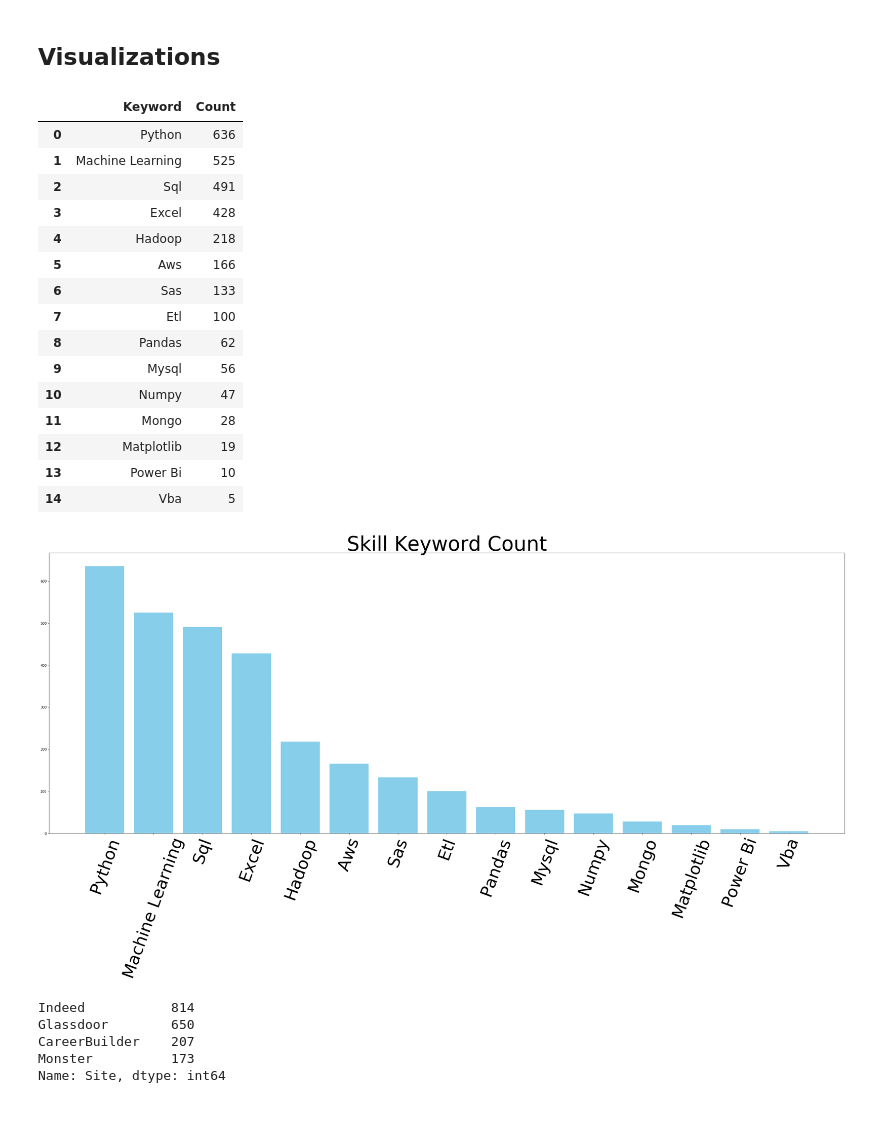
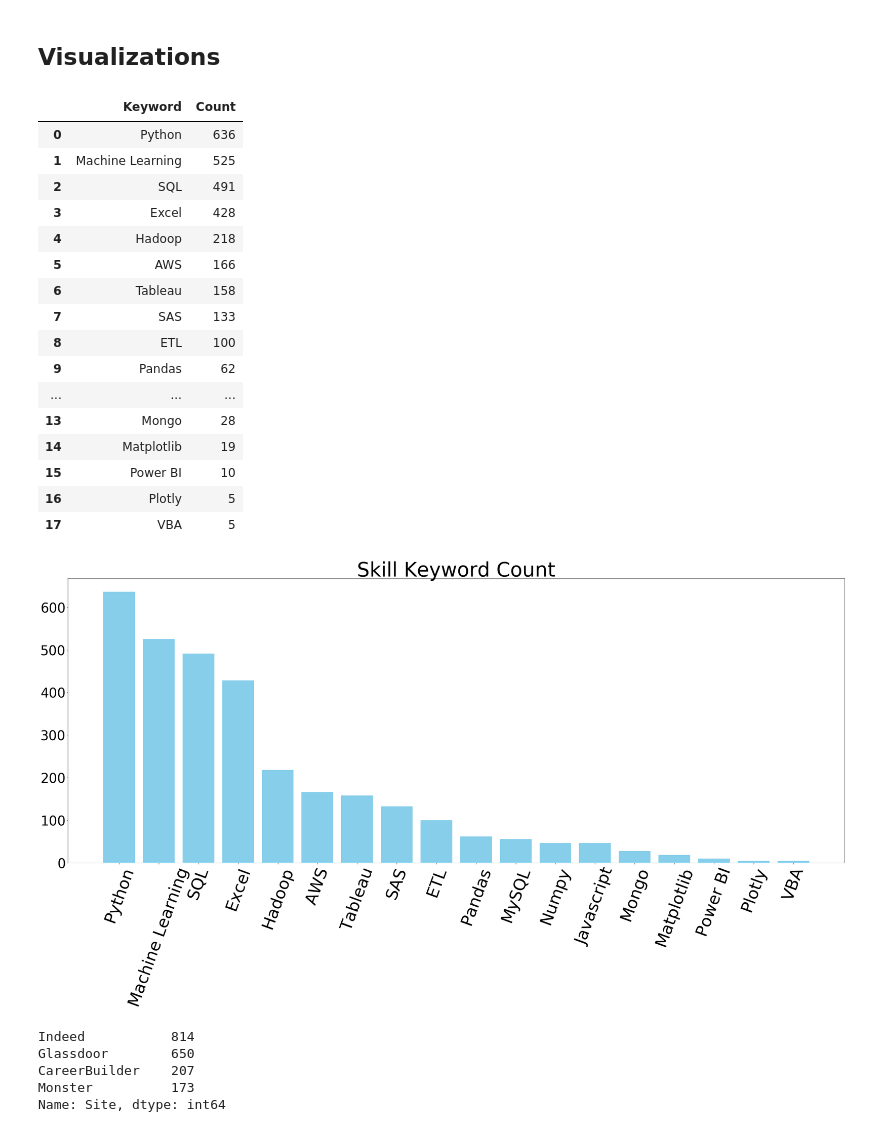
Before and after one commit to ChrNg404/Data_Science_ETL_Project, a Jupyter notebook: Visualizations/data_science_jobs_analysis.ipynb, the cells around one changed output. Cells and saved outputs as stored; diff of their text form; code cells hidden in the pictures.

Commit message:
chart fixed

```diff
--- a/Visualizations/data_science_jobs_analysis.ipynb
+++ b/Visualizations/data_science_jobs_analysis.ipynb
@@ -482,36 +482,42 @@ See the caveats in the documentation: http://pandas.pydata.org/pandas-docs/stabl
 python = 0
 numpy = 0
 matplotlib = 0
+plotly = 0
 pandas = 0
 sql = 0
 mysql = 0
 aws = 0
 mongo = 0
 excel = 0
+tableau = 0
 vba = 0
 sas = 0
 hadoop = 0
 etl = 0
 power_bi = 0
 machine_learning = 0
+javascript = 0
 
 # Define keywords library
 keywords = {
-    'python': python,
-    'numpy': numpy,
-    'matplotlib': matplotlib,
-    'pandas': pandas,
-    'sql': sql,
-    'mysql': mysql,
-    'aws': aws,
-    'mongo': mongo,
-    'excel': excel,
-    'vba': vba,
-    'sas': sas,
-    'hadoop': hadoop,
-    'etl': etl,
-    'power bi': power_bi,
-    'machine learning': machine_learning
+    'Python': python,
+    'Numpy': numpy,
+    'Matplotlib': matplotlib,
+    'Pandas': pandas,
+    'Plotly': plotly,
+    'SQL': sql,
+    'MySQL': mysql,
+    'AWS': aws,
+    'Mongo': mongo,
+    'Excel': excel,
+    'Tableau':tableau,
+    'VBA': vba,
+    'SAS': sas,
+    'Hadoop': hadoop,
+    'ETL': etl,
+    'Power BI': power_bi,
+    'Machine Learning': machine_learning,
+    "Javascript": javascript
 }
 
 
@@ -519,7 +525,7 @@ keywords = {
 for key, value in keywords.items():
     # Iterate through each job description
     for desc in job_descs["Description"].tolist():
-        if key in desc.lower():
+        if key.lower() in desc.lower():
             value += 1
             keywords[key] = value
 
@@ -548,7 +557,7 @@ keywords
 # Convert resulting dictionary to DataFrame
 keywords_df = pd.DataFrame.from_dict(keywords, orient='index', columns=['Count']).sort_values(by='Count', ascending=False)
 keywords_df_reset = keywords_df.reset_index().rename(columns={'index': "Keyword"})
-keywords_df_reset["Keyword"] = keywords_df_reset["Keyword"].str.title()
+#keywords_df_reset["Keyword"] = keywords_df_reset["Keyword"].str.title()
 keywords_df_reset
 # %% [output]
 |  | Keyword | Count |
@@ -581,42 +591,43 @@ keywords_df_reset
 |  | Keyword | Count |
 | 0 | Python | 636 |
 | 1 | Machine Learning | 525 |
-| 2 | Sql | 491 |
+| 2 | SQL | 491 |
 | 3 | Excel | 428 |
 | 4 | Hadoop | 218 |
-| 5 | Aws | 166 |
-| 6 | Sas | 133 |
-| 7 | Etl | 100 |
-| 8 | Pandas | 62 |
-| 9 | Mysql | 56 |
-| 10 | Numpy | 47 |
-| 11 | Mongo | 28 |
-| 12 | Matplotlib | 19 |
-| 13 | Power Bi | 10 |
-| 14 | Vba | 5 |
+| 5 | AWS | 166 |
+| 6 | Tableau | 158 |
+| 7 | SAS | 133 |
+| 8 | ETL | 100 |
+| 9 | Pandas | 62 |
+| ... | ... | ... |
+| 13 | Mongo | 28 |
+| 14 | Matplotlib | 19 |
+| 15 | Power BI | 10 |
+| 16 | Plotly | 5 |
+| 17 | VBA | 5 |
 # %%
 x_axis = np.arange(len(keywords_df_reset))
 tick_locations = [value for value in x_axis]
 
 
 plt.figure(figsize=(35, 20))
 plt.title("Skill Keyword Count", fontsize=60)
 
 plt.bar(keywords_df_reset['Keyword'],
         keywords_df_reset['Count'],
         align='center',
         color='skyblue')
 
 plt.xticks(tick_locations, rotation=70, fontsize=50)
 # Make y-axis numbers bigger
-plt.rcParams.update({'font.size': 50})
+plt.rcParams.update({'font.size': 40})
 
 plt.tight_layout()
 plt.savefig("Charts/skill_keyword_count.png")
 
 plt.show()
 # %% [output]
-[figure, old version]
+[figure, new version]
 # %%
 # Job counts by site
 count_by_site
```
Also changed, not shown: parts of 5 cells of this notebook, 2 other files.
